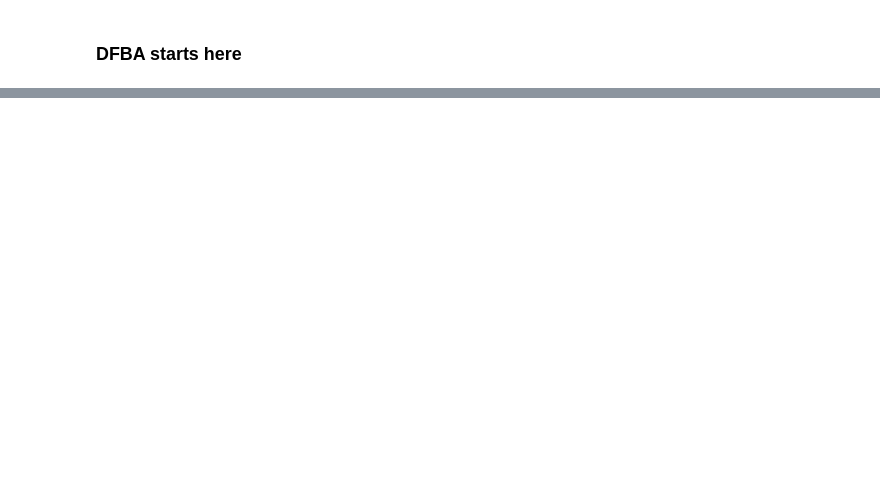
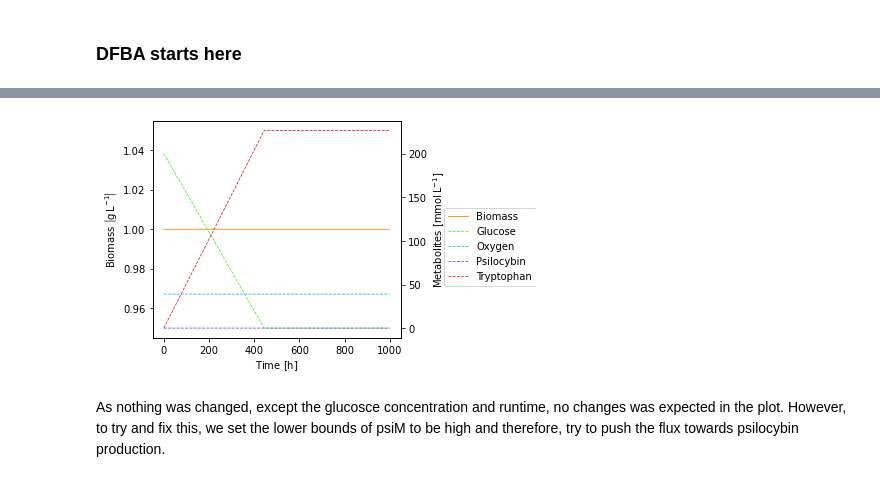
Before and after one commit to 27410/27410-2020-group-project-group13_psilocybin_a-niger, a Jupyter notebook: Analysis/02-DFBA.ipynb, the cells around one changed output, grey strips where cells are left out. Saved outputs shown, nothing was run; the diff lists cells and outputs as text; code cells hidden in the pictures; blank space fills up the shorter version.

```diff
--- a/Analysis/02-DFBA.ipynb
+++ b/Analysis/02-DFBA.ipynb
@@ -71,0 +112,17 @@ plot_trajectories(trajectories)
+# %%
+dfba_model.add_initial_conditions(
+    {
+        "Biomass": 1,         # (gDW/L)
+        "Tryptophan": 0.0001, # (g/L)
+        "Glucose": 200.0,      # (g/L)
+        "Psilocybin": 0.0,    # (g/L)
+        "Oxygen": 39          # (mmol/L)
+    }
+)
+concentrations, trajectories = dfba_model.simulate(0.0, 1000.0, 0.5, ["BOUNDARY_GLCe", "r385", "psiM"])
+# %%
+plot_concentrations(concentrations)
+# %% [output]
+[figure, added]
+# %% [markdown]
+As nothing was changed, except the glucosce concentration and runtime, no changes was expected in the plot. However, to try and fix this, we set the lower bounds of psiM to be high and therefore, try to push the flux towards psilocybin production.
```
Also changed, not shown: parts of 27 cells of this notebook.
